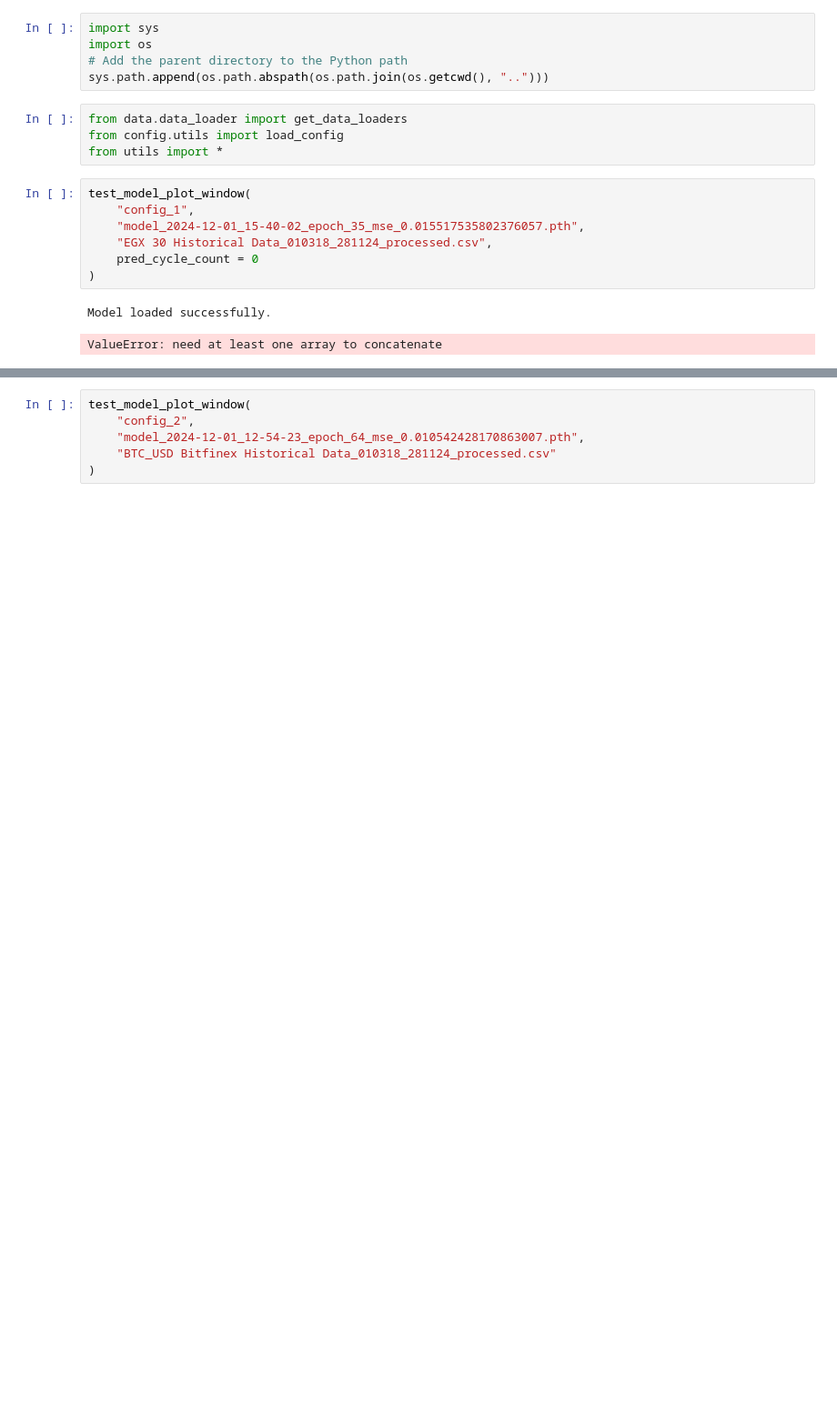
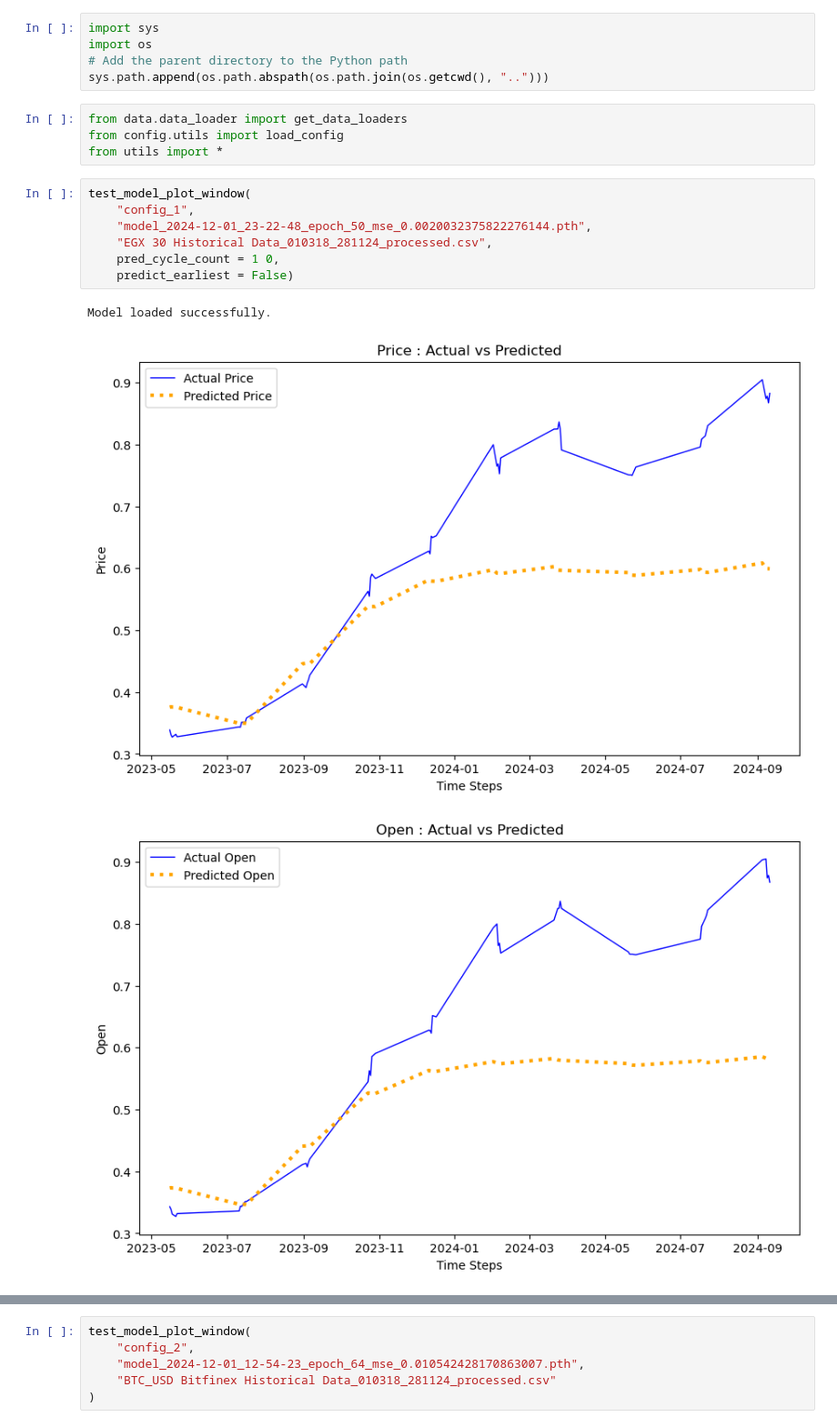
Before and after one commit to Ahmedh12/OHLC-Prices-Predictor, a Jupyter notebook: notebooks/model_verification.ipynb, the cells around one changed output, grey strips where cells are left out. Shown at 91% size. Saved outputs shown, nothing was run; the diff lists cells and outputs as text; blank space fills up the shorter version.

Commit message:
-Add option 'predict_earlist' to 'infer_and_plot' in 'visualizer.py' to strat predicticting from the first x_wins or the last xwins

```diff
--- a/notebooks/model_verification.ipynb
+++ b/notebooks/model_verification.ipynb
@@ -10,10 +10,11 @@ from utils import *
 # %%
 test_model_plot_window(
     "config_1",
-    "model_2024-12-01_15-40-02_epoch_35_mse_0.015517535802376057.pth",
+    "model_2024-12-01_23-22-48_epoch_50_mse_0.0020032375822276144.pth",
     "EGX 30 Historical Data_010318_281124_processed.csv",
-    pred_cycle_count = 0
-)
+    pred_cycle_count = 1 0,
+    predict_earliest = False)
 # %% [output]
 Model loaded successfully.
-ValueError: need at least one array to concatenate
+[figure, added]
+[figure, added]
```
Also changed, not shown: parts of 3 cells of this notebook, 2 other files.
